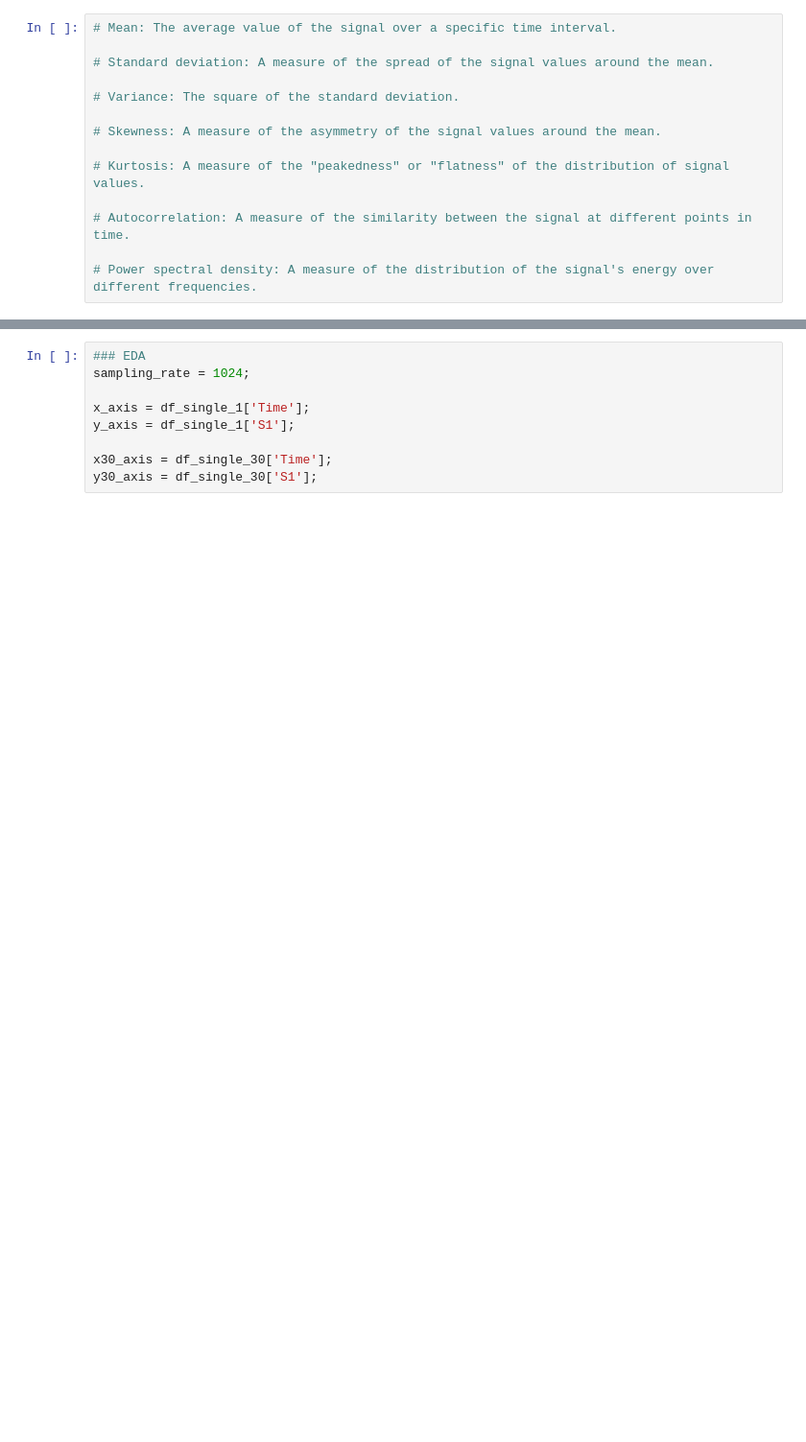
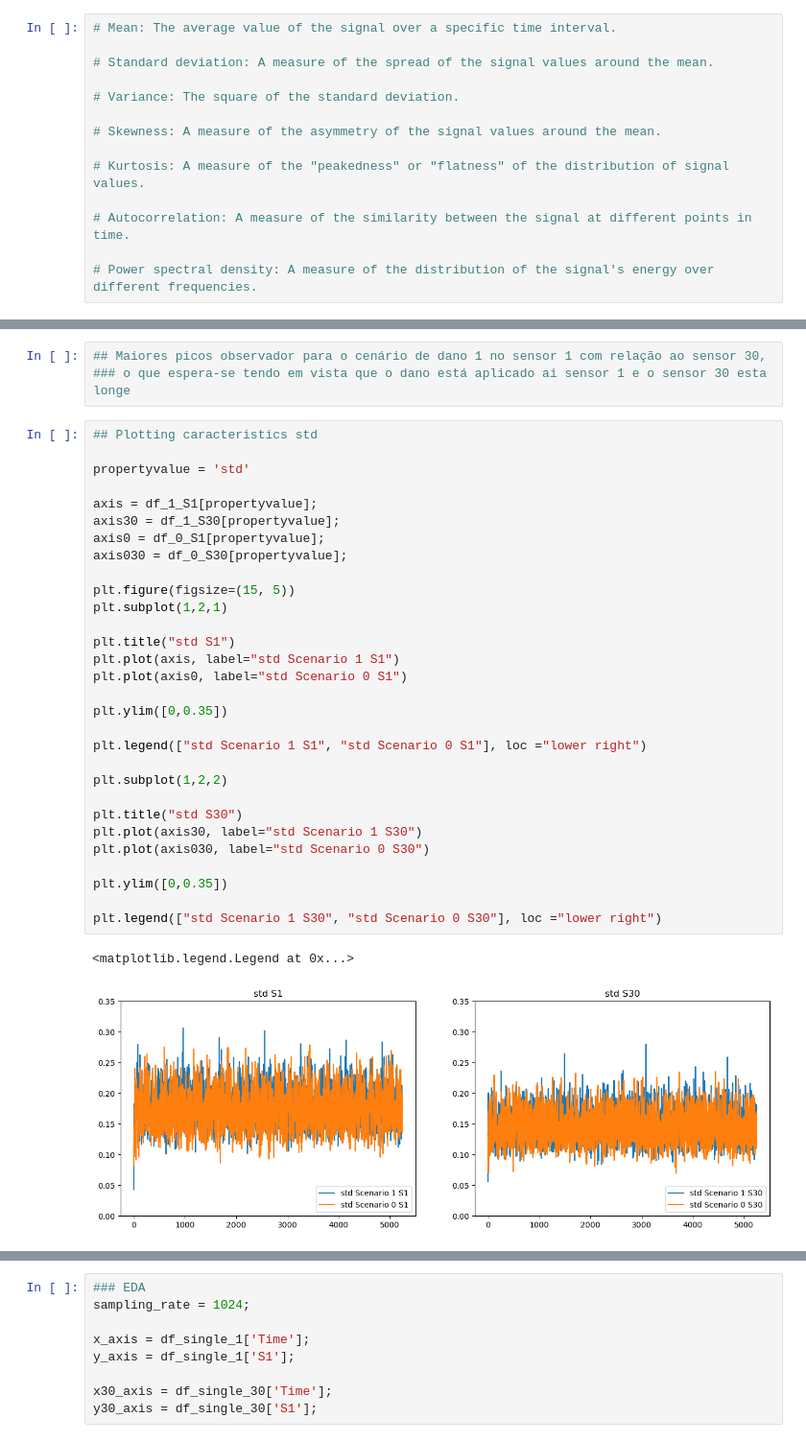
Before and after one commit to lorenzo-trevizani/UFES-TCC-Structural-Health-Monitoring, a Jupyter notebook: main.ipynb, the cells around one changed output, grey strips where cells are left out. Shown at 96% size. Cells and saved outputs as stored; diff of their text form; blank space fills up the shorter version.

```diff
--- a/main.ipynb
+++ b/main.ipynb
@@ -106,0 +160,36 @@ y30_axis = df_single_30['S1'];
+# %%
+## Maiores picos observador para o cenário de dano 1 no sensor 1 com relação ao sensor 30,
+### o que espera-se tendo em vista que o dano está aplicado ai sensor 1 e o sensor 30 esta longe
+# %%
+## Plotting caracteristics std
+
+propertyvalue = 'std'
+
+axis = df_1_S1[propertyvalue];
+axis30 = df_1_S30[propertyvalue];
+axis0 = df_0_S1[propertyvalue];
+axis030 = df_0_S30[propertyvalue];
+
+plt.figure(figsize=(15, 5))
+plt.subplot(1,2,1)
+
+plt.title("std S1")
+plt.plot(axis, label="std Scenario 1 S1")
+plt.plot(axis0, label="std Scenario 0 S1")
+
+plt.ylim([0,0.35])
+
+plt.legend(["std Scenario 1 S1", "std Scenario 0 S1"], loc ="lower right")
+
+plt.subplot(1,2,2)
+
+plt.title("std S30")
+plt.plot(axis30, label="std Scenario 1 S30")
+plt.plot(axis030, label="std Scenario 0 S30")
+
+plt.ylim([0,0.35])
+
+plt.legend(["std Scenario 1 S30", "std Scenario 0 S30"], loc ="lower right")
+# %% [output]
+<matplotlib.legend.Legend at 0x...>
+[figure, added]
```
Also changed, not shown: parts of 17 cells of this notebook, 1 other file.
